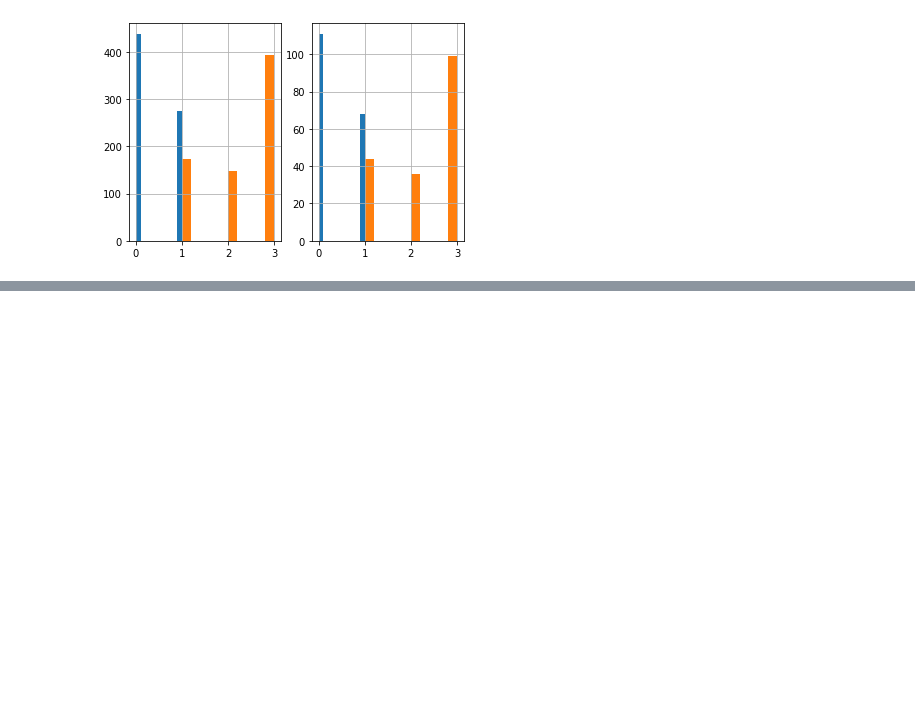
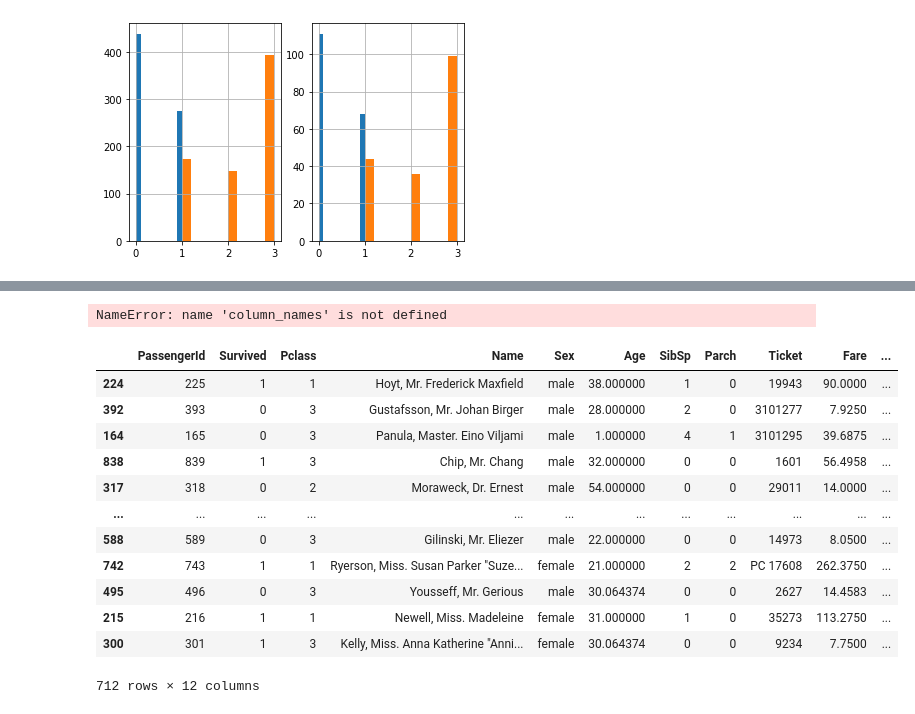
Before and after one commit to Imonuil12/Data-Science-Projects, a Jupyter notebook: Titanic project/Untitled.ipynb, the cells around one changed output, grey strips where cells are left out. Cells and saved outputs as stored; diff of their text form; code cells hidden in the pictures; blank space fills up the shorter version.

```diff
--- a/Titanic project/Untitled.ipynb
+++ b/Titanic project/Untitled.ipynb
@@ -163,0 +158,26 @@ pipeline = Pipeline([("ageimputer", AgeImputer(),
+# %%
+from sklearn.pipeline import Pipeline
+
+pipeline = Pipeline([("ageimputer", AgeImputer()),
+                   ("featureencoder", FeatureEncoder()),
+                   ("featuredropper", FeatureDropper())])
+# %%
+strat_train_set = pipeline.fit_transform(strat_train_set)
+# %% [output]
+NameError: name 'column_names' is not defined
+# %%
+strat_train_set
+# %% [output]
+|  | PassengerId | Survived | Pclass | Name | Sex | Age | SibSp | Parch | Ticket | Fare | ... |
+| 224 | 225 | 1 | 1 | Hoyt, Mr. Frederick Maxfield | male | 38.000000 | 1 | 0 | 19943 | 90.0000 | ... |
+| 392 | 393 | 0 | 3 | Gustafsson, Mr. Johan Birger | male | 28.000000 | 2 | 0 | 3101277 | 7.9250 | ... |
+| 164 | 165 | 0 | 3 | Panula, Master. Eino Viljami | male | 1.000000 | 4 | 1 | 3101295 | 39.6875 | ... |
+| 838 | 839 | 1 | 3 | Chip, Mr. Chang | male | 32.000000 | 0 | 0 | 1601 | 56.4958 | ... |
+| 317 | 318 | 0 | 2 | Moraweck, Dr. Ernest | male | 54.000000 | 0 | 0 | 29011 | 14.0000 | ... |
+| ... | ... | ... | ... | ... | ... | ... | ... | ... | ... | ... | ... |
+| 588 | 589 | 0 | 3 | Gilinski, Mr. Eliezer | male | 22.000000 | 0 | 0 | 14973 | 8.0500 | ... |
+| 742 | 743 | 1 | 1 | Ryerson, Miss. Susan Parker "Suze... | female | 21.000000 | 2 | 2 | PC 17608 | 262.3750 | ... |
+| 495 | 496 | 0 | 3 | Yousseff, Mr. Gerious | male | 30.064374 | 0 | 0 | 2627 | 14.4583 | ... |
+| 215 | 216 | 1 | 1 | Newell, Miss. Madeleine | female | 31.000000 | 1 | 0 | 35273 | 113.2750 | ... |
+| 300 | 301 | 1 | 3 | Kelly, Miss. Anna Katherine "Anni... | female | 30.064374 | 0 | 0 | 9234 | 7.7500 | ... |
+712 rows × 12 columns
```
Also changed, not shown: parts of 5 cells of this notebook, 3 other files.
